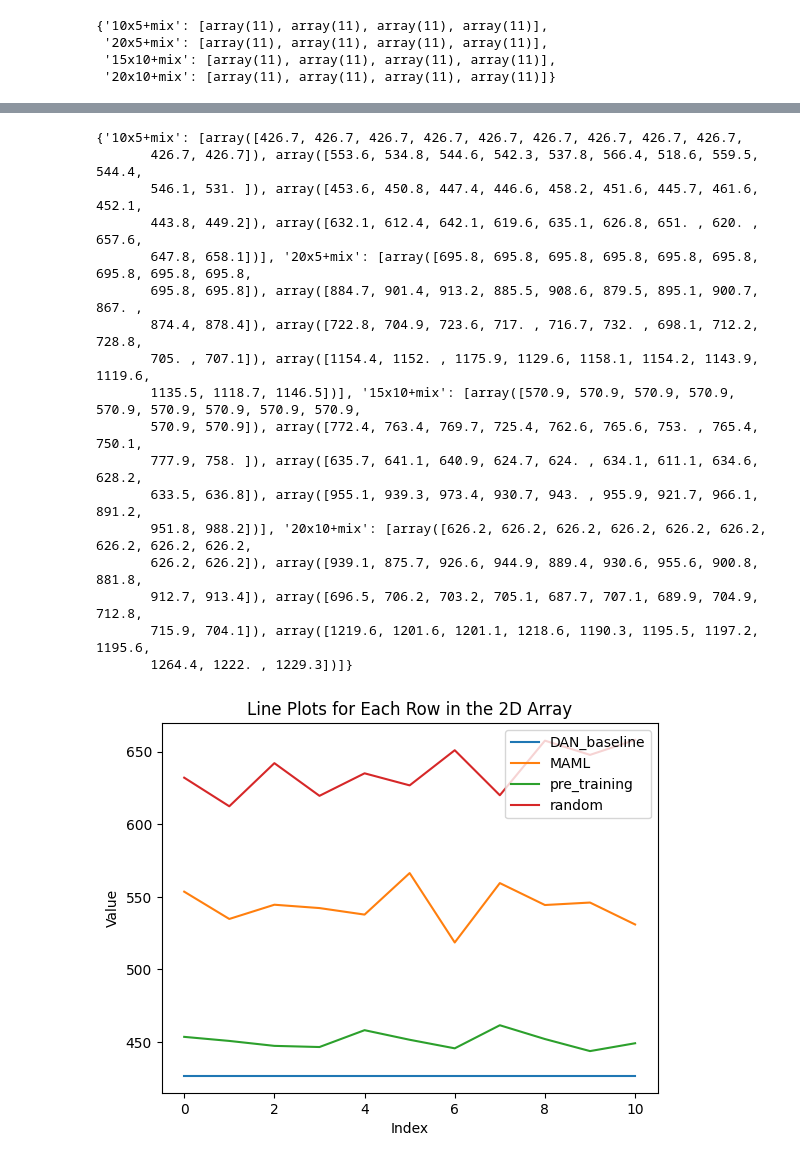
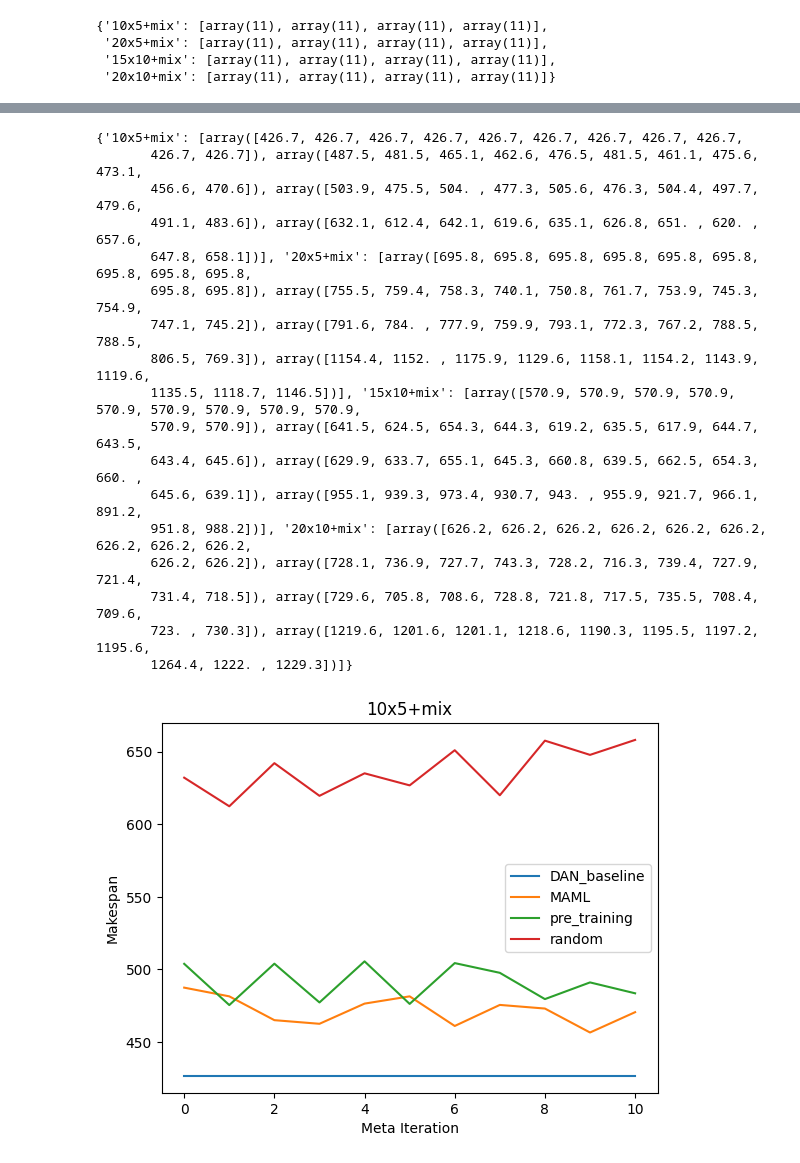
Before and after one commit to wulincong/FJSP-DRL, a Jupyter notebook: plot_imgs/plot_exp19.ipynb, the cells around one changed output, grey strips where cells are left out. Cells and saved outputs as stored; diff of their text form; code cells hidden in the pictures.

```diff
--- a/plot_imgs/plot_exp19.ipynb
+++ b/plot_imgs/plot_exp19.ipynb
@@ -283,34 +246 @@ time:  1.2151592254638672
 ====================================================================================================
-# %%
-# maml makespan 变化
-with open("./train_log/makespans.txt", "r") as f:
-    makespans = eval(f.read())
-
-print(makespans)
-import matplotlib.pyplot as plt
-import numpy as np
-
-# 假设这是你的6xN的二维张量（这里用随机数据代替）
-# 假设N=10
-N = 10
-data = np.array(makespans)
-
-# 创建一个折线图
-instances = ['5x25', '9x21', '13x17', '17x13', '21x9', '25x5']
-plt.figure(figsize=(10, 6))
-for i in range(data.shape[0]):
-    plt.plot(data[i, :], label=f'{instances[i]}')
-    for pos in range(len(data[0])):
-        if pos % 20 == 0:
-            plt.scatter(pos, data[i, pos], marker='o')
-
-# 添加图例
-plt.legend()
-
-# 添加标题和轴标签
-plt.title("MAML makespan")
-plt.xlabel("meta_iterations")
-plt.ylabel("makespan")
-
-# 显示图表
-plt.show()
@@ -323,48 +250,48 @@ import numpy as np
 
 # Sample data for the 2D array (4 rows, 11 columns)
 
-def plot_makespan(data):
+def plot_makespan(data, title):
     # Labels for the lines
     labels = ["DAN_baseline", "MAML", "pre_training", "random"]
 
     # Plotting the lines
     for i, row in enumerate(data):
         plt.plot(row, label=labels[i])
-    plt.xlabel("Index")
-    plt.ylabel("Value")
-    plt.title("Line Plots for Each Row in the 2D Array")
+    plt.xlabel("Meta Iteration")
+    plt.ylabel("Makespan")
+    plt.title(title)
     plt.legend()
     plt.show()
 # %%
 
 for idx, key in enumerate(instances):
     # plot_dict[key][0] = [baseline_makespans[idx]  for _ in range(configs.adapt_nums)]
     plot_dict[key][0] = np.full(configs.adapt_nums, baseline_makespans[idx])
     plot_dict[key][1] = maml_finetuning_makespans[idx]
     plot_dict[key][2] = pre_train_finetuning_makespans[idx]
     plot_dict[key][3] = random_finetuning_makespans[idx]
 
 print(plot_dict)
 
 for key in instances:
     data = plot_dict[key]
-    plot_makespan(data)
+    plot_makespan(data, key)
 # %% [output]
 {'10x5+mix': [array([426.7, 426.7, 426.7, 426.7, 426.7, 426.7, 426.7, 426.7, 426.7,
-       426.7, 426.7]), array([553.6, 534.8, 544.6, 542.3, 537.8, 566.4, 518.6, 559.5, 544.4,
-       546.1, 531. ]), array([453.6, 450.8, 447.4, 446.6, 458.2, 451.6, 445.7, 461.6, 452.1,
-       443.8, 449.2]), array([632.1, 612.4, 642.1, 619.6, 635.1, 626.8, 651. , 620. , 657.6,
+       426.7, 426.7]), array([487.5, 481.5, 465.1, 462.6, 476.5, 481.5, 461.1, 475.6, 473.1,
+       456.6, 470.6]), array([503.9, 475.5, 504. , 477.3, 505.6, 476.3, 504.4, 497.7, 479.6,
+       491.1, 483.6]), array([632.1, 612.4, 642.1, 619.6, 635.1, 626.8, 651. , 620. , 657.6,
        647.8, 658.1])], '20x5+mix': [array([695.8, 695.8, 695.8, 695.8, 695.8, 695.8, 695.8, 695.8, 695.8,
-       695.8, 695.8]), array([884.7, 901.4, 913.2, 885.5, 908.6, 879.5, 895.1, 900.7, 867. ,
-       874.4, 878.4]), array([722.8, 704.9, 723.6, 717. , 716.7, 732. , 698.1, 712.2, 728.8,
-       705. , 707.1]), array([1154.4, 1152. , 1175.9, 1129.6, 1158.1, 1154.2, 1143.9, 1119.6,
+       695.8, 695.8]), array([755.5, 759.4, 758.3, 740.1, 750.8, 761.7, 753.9, 745.3, 754.9,
+       747.1, 745.2]), array([791.6, 784. , 777.9, 759.9, 793.1, 772.3, 767.2, 788.5, 788.5,
+       806.5, 769.3]), array([1154.4, 1152. , 1175.9, 1129.6, 1158.1, 1154.2, 1143.9, 1119.6,
        1135.5, 1118.7, 1146.5])], '15x10+mix': [array([570.9, 570.9, 570.9, 570.9, 570.9, 570.9, 570.9, 570.9, 570.9,
-       570.9, 570.9]), array([772.4, 763.4, 769.7, 725.4, 762.6, 765.6, 753. , 765.4, 750.1,
-       777.9, 758. ]), array([635.7, 641.1, 640.9, 624.7, 624. , 634.1, 611.1, 634.6, 628.2,
-       633.5, 636.8]), array([955.1, 939.3, 973.4, 930.7, 943. , 955.9, 921.7, 966.1, 891.2,
+       570.9, 570.9]), array([641.5, 624.5, 654.3, 644.3, 619.2, 635.5, 617.9, 644.7, 643.5,
+       643.4, 645.6]), array([629.9, 633.7, 655.1, 645.3, 660.8, 639.5, 662.5, 654.3, 660. ,
+       645.6, 639.1]), array([955.1, 939.3, 973.4, 930.7, 943. , 955.9, 921.7, 966.1, 891.2,
        951.8, 988.2])], '20x10+mix': [array([626.2, 626.2, 626.2, 626.2, 626.2, 626.2, 626.2, 626.2, 626.2,
-       626.2, 626.2]), array([939.1, 875.7, 926.6, 944.9, 889.4, 930.6, 955.6, 900.8, 881.8,
-       912.7, 913.4]), array([696.5, 706.2, 703.2, 705.1, 687.7, 707.1, 689.9, 704.9, 712.8,
-       715.9, 704.1]), array([1219.6, 1201.6, 1201.1, 1218.6, 1190.3, 1195.5, 1197.2, 1195.6,
+       626.2, 626.2]), array([728.1, 736.9, 727.7, 743.3, 728.2, 716.3, 739.4, 727.9, 721.4,
+       731.4, 718.5]), array([729.6, 705.8, 708.6, 728.8, 721.8, 717.5, 735.5, 708.4, 709.6,
+       723. , 730.3]), array([1219.6, 1201.6, 1201.1, 1218.6, 1190.3, 1195.5, 1197.2, 1195.6,
        1264.4, 1222. , 1229.3])]}
-[figure, old version]
+[figure, new version]
```
Also changed, not shown: parts of 10 cells of this notebook, 18 other files.
